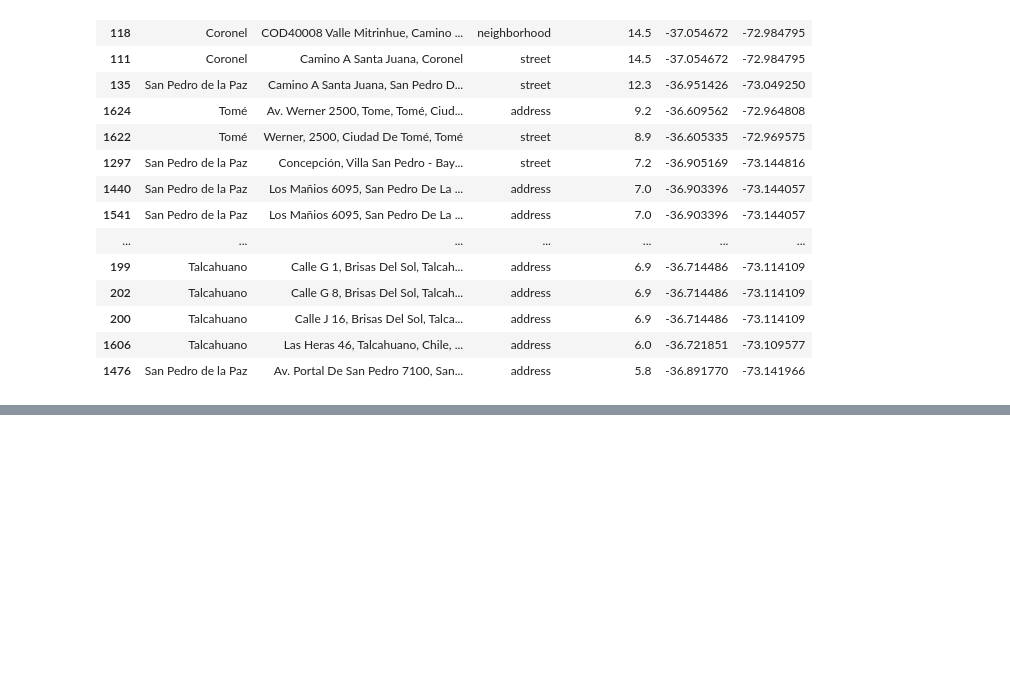
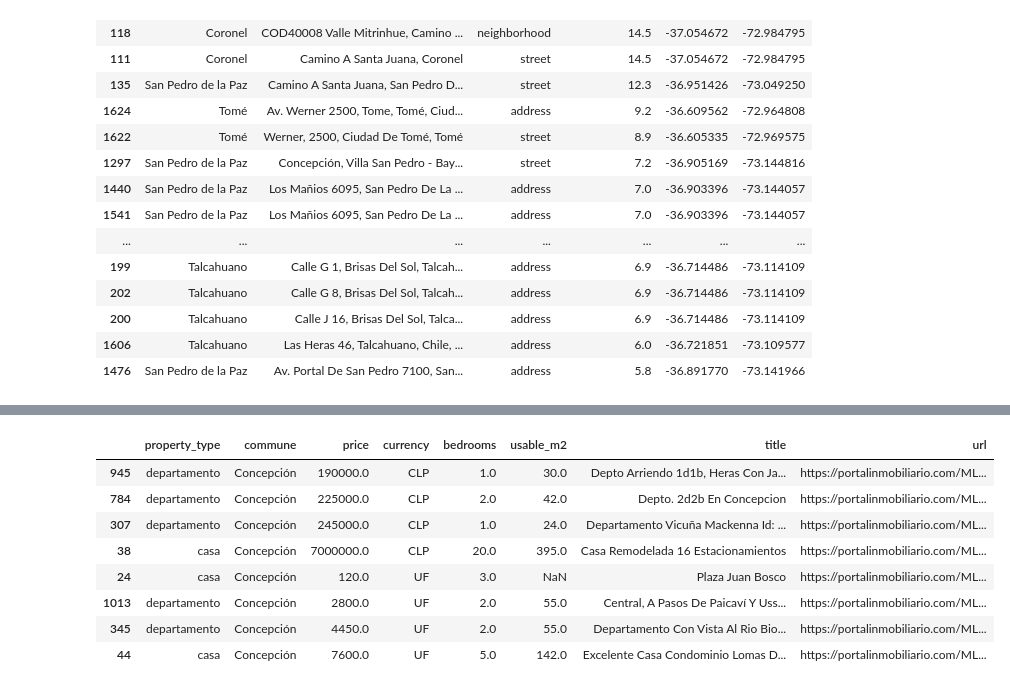
Before and after one commit to ianMLC/arriendo-gran-concepcion, a Jupyter notebook: notebooks/01_portal.ipynb, the cells around one changed output, grey strips where cells are left out. Drawn from its saved outputs; the diff is of its cells as text; code cells hidden in the pictures; blank space fills up the shorter version.

```diff
--- a/notebooks/01_portal.ipynb
+++ b/notebooks/01_portal.ipynb
@@ -294,0 +356,20 @@ pts["km_from_center"] = np.sqrt(
+# %%
+suspicious = processed[
+    ((processed["currency"] == "UF") & (processed["price"] > 100))
+    | ((processed["currency"] == "CLP") & (processed["price"] > 4_000_000))
+    | ((processed["currency"] == "CLP") & (processed["price"] < 250_000))
+]
+
+(suspicious[["property_type", "commune", "price", "currency",
+             "bedrooms", "usable_m2", "title", "url"]]
+    .sort_values(["currency", "price"]))
+# %% [output]
+|  | property_type | commune | price | currency | bedrooms | usable_m2 | title | url |
+| 945 | departamento | Concepción | 190000.0 | CLP | 1.0 | 30.0 | Depto Arriendo 1d1b, Heras Con Ja... | https://portalinmobiliario.com/ML... |
+| 784 | departamento | Concepción | 225000.0 | CLP | 2.0 | 42.0 | Depto. 2d2b En Concepcion | https://portalinmobiliario.com/ML... |
+| 307 | departamento | Concepción | 245000.0 | CLP | 1.0 | 24.0 | Departamento Vicuña Mackenna Id: ... | https://portalinmobiliario.com/ML... |
+| 38 | casa | Concepción | 7000000.0 | CLP | 20.0 | 395.0 | Casa Remodelada 16 Estacionamientos | https://portalinmobiliario.com/ML... |
+| 24 | casa | Concepción | 120.0 | UF | 3.0 | NaN | Plaza Juan Bosco | https://portalinmobiliario.com/ML... |
+| 1013 | departamento | Concepción | 2800.0 | UF | 2.0 | 55.0 | Central, A Pasos De Paicaví Y Uss... | https://portalinmobiliario.com/ML... |
+| 345 | departamento | Concepción | 4450.0 | UF | 2.0 | 55.0 | Departamento Con Vista Al Rio Bio... | https://portalinmobiliario.com/ML... |
+| 44 | casa | Concepción | 7600.0 | UF | 5.0 | 142.0 | Excelente Casa Condominio Lomas D... | https://portalinmobiliario.com/ML... |
```
Also changed, not shown: parts of 10 cells of this notebook, 1 other file.
